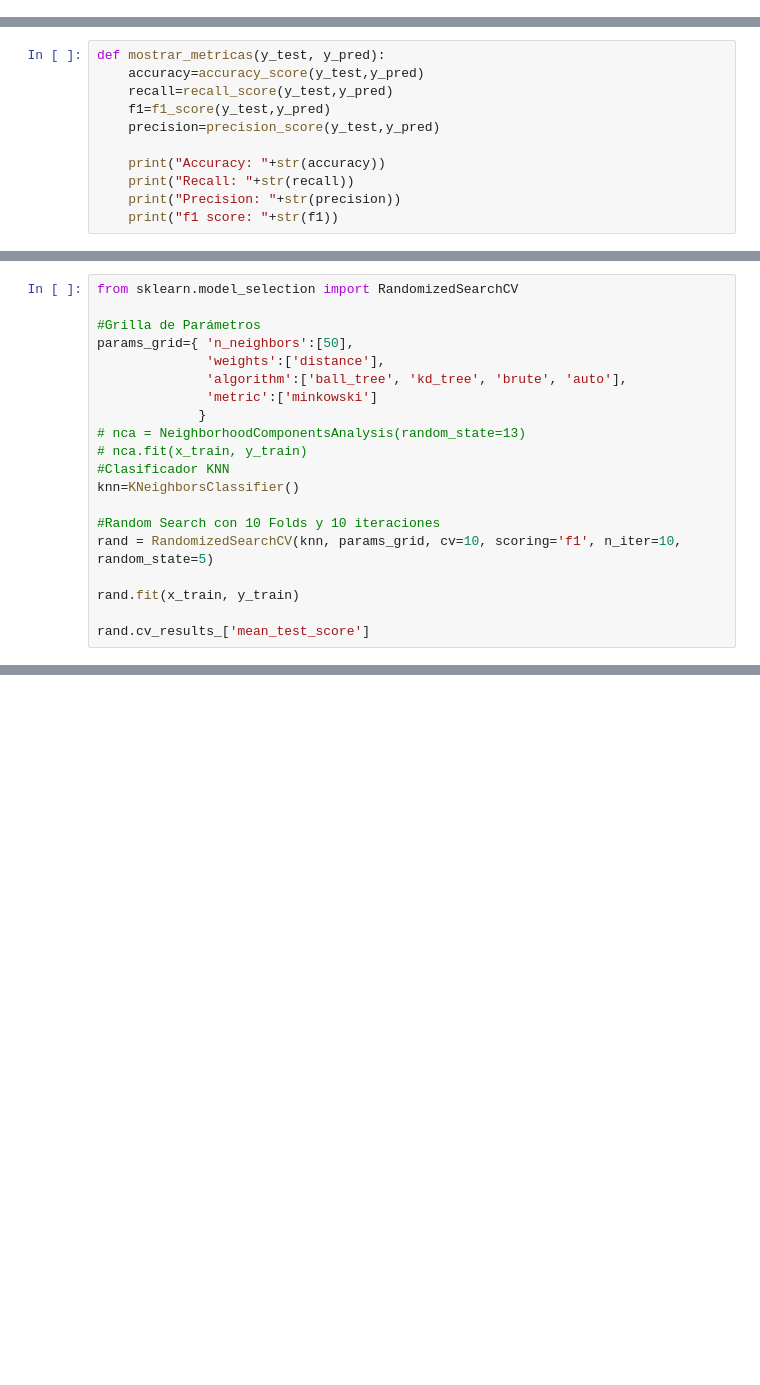
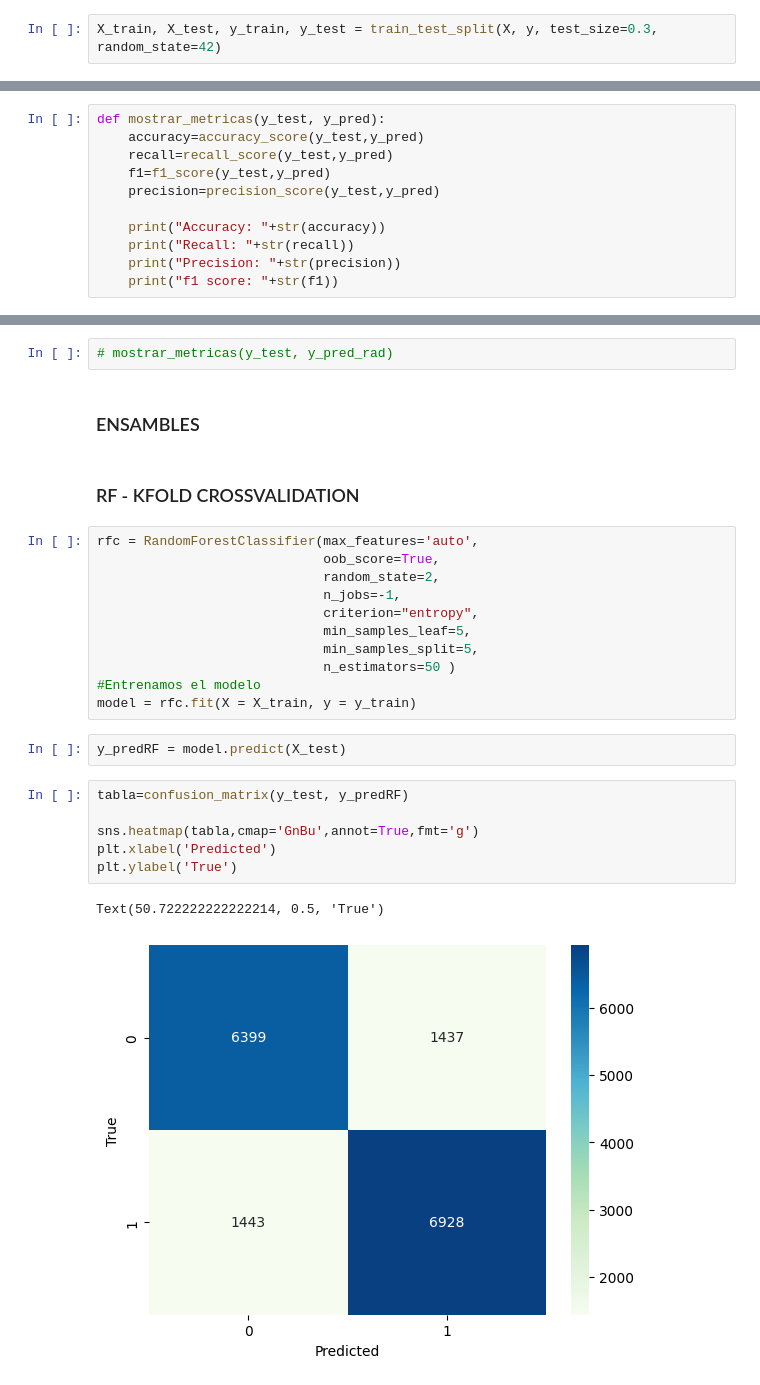
Before and after one commit to lautitorraca/7506R-2C2023-GRUPO24, a Jupyter notebook: TP1/7506R_TP1_GRUPO24_CHP3_ENTREGA.ipynb, the cells around one changed output, grey strips where cells are left out. Saved outputs shown, nothing was run; the diff lists cells and outputs as text; blank space fills up the shorter version.

```diff
--- a/TP1/7506R_TP1_GRUPO24_CHP3_ENTREGA.ipynb
+++ b/TP1/7506R_TP1_GRUPO24_CHP3_ENTREGA.ipynb
@@ -157,0 +171,2 @@ x_train, x_test, y_train, y_test= train_test_split(df_trabajo_x,
+# %%
+X_train, X_test, y_train, y_test = train_test_split(X, y, test_size=0.3, random_state=42)
@@ -252,20 +238,0 @@ algoritmo: brute
-# %%
-from sklearn.model_selection import RandomizedSearchCV
-
-#Grilla de Parámetros
-params_grid={ 'n_neighbors':[50],
-              'weights':['distance'],
-              'algorithm':['ball_tree', 'kd_tree', 'brute', 'auto'],
-              'metric':['minkowski']
-             }
-# nca = NeighborhoodComponentsAnalysis(random_state=13)
-# nca.fit(x_train, y_train)
-#Clasificador KNN
-knn=KNeighborsClassifier()
-
-#Random Search con 10 Folds y 10 iteraciones
-rand = RandomizedSearchCV(knn, params_grid, cv=10, scoring='f1', n_iter=10, random_state=5)
-
-rand.fit(x_train, y_train)
-
-rand.cv_results_['mean_test_score']
@@ -319,0 +340,28 @@ f1 score: 0.8230814294083187
+# %%
+# mostrar_metricas(y_test, y_pred_rad)
+# %% [markdown]
+### ENSAMBLES
+# %% [markdown]
+### RF - KFOLD CROSSVALIDATION
+# %%
+rfc = RandomForestClassifier(max_features='auto',
+                             oob_score=True,
+                             random_state=2,
+                             n_jobs=-1,
+                             criterion="entropy",
+                             min_samples_leaf=5,
+                             min_samples_split=5,
+                             n_estimators=50 )
+#Entrenamos el modelo
+model = rfc.fit(X = X_train, y = y_train)
+# %%
+y_predRF = model.predict(X_test)
+# %%
+tabla=confusion_matrix(y_test, y_predRF)
+
+sns.heatmap(tabla,cmap='GnBu',annot=True,fmt='g')
+plt.xlabel('Predicted')
+plt.ylabel('True')
+# %% [output]
+Text(50.722222222222214, 0.5, 'True')
+[figure, added]
```
Also changed, not shown: parts of 88 cells of this notebook.
